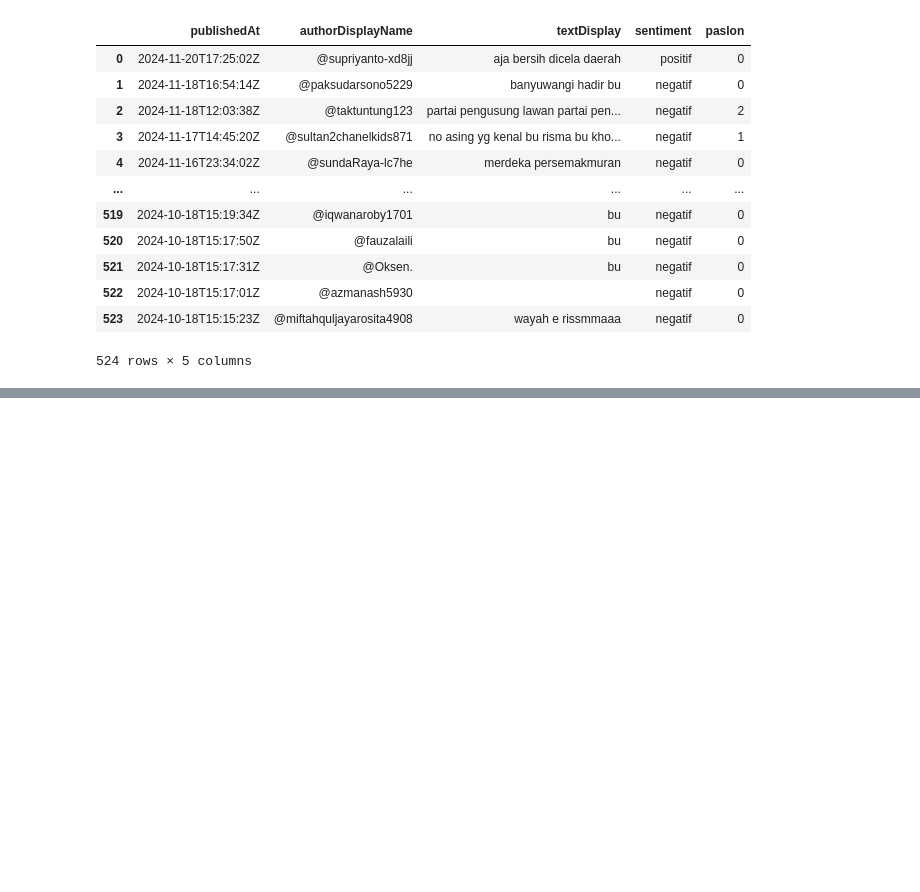
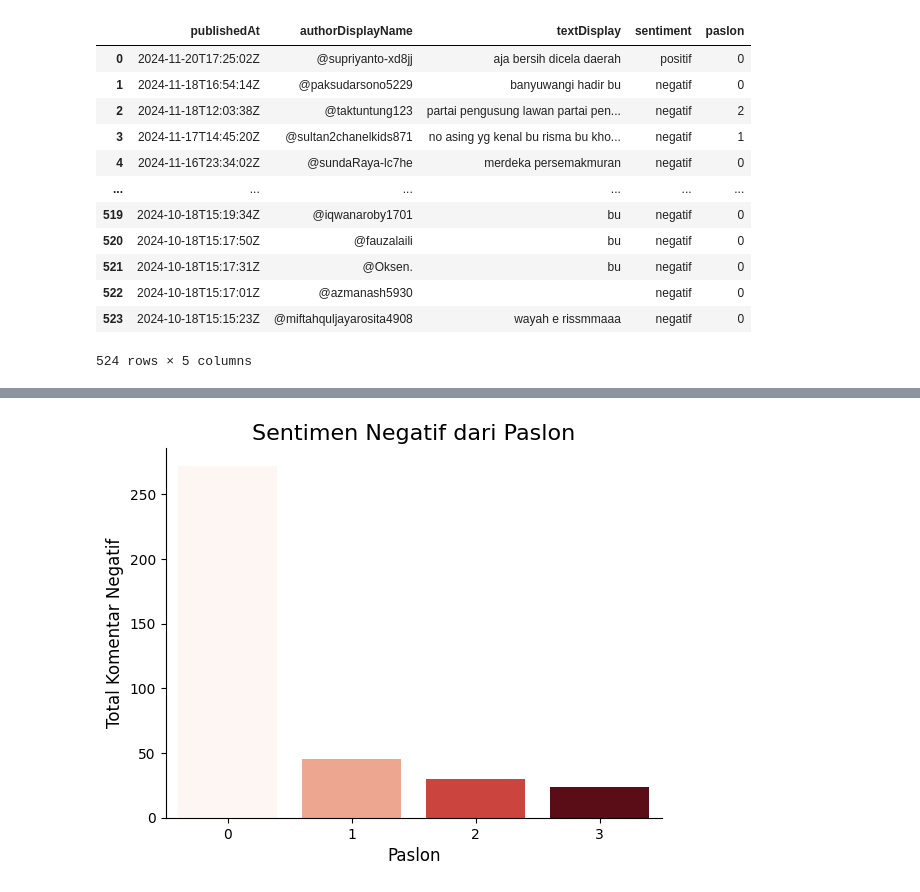
Before and after one commit to arifializevic/kuliah, a Jupyter notebook: Data Mining/Crawling Youtube Debat Pilgub Jatim 2024.ipynb, the cells around one changed output, grey strips where cells are left out. Cells and saved outputs as stored; diff of their text form; code cells hidden in the pictures; blank space fills up the shorter version.

```diff
--- a/Data Mining/Crawling Youtube Debat Pilgub Jatim 2024.ipynb
+++ b/Data Mining/Crawling Youtube Debat Pilgub Jatim 2024.ipynb
@@ -132,0 +161,28 @@ You should probably TRAIN this model on a down-stream task to be able to use it
+# %%
+# Filter komentar dengan sentimen negatif
+negative_comments = df[df['sentiment'] == 'negatif']
+
+# Hitung jumlah komentar negatif untuk setiap paslon
+negative_counts = negative_comments['paslon'].value_counts().reset_index()
+negative_counts.columns = ['paslon', 'count']
+
+# Sort berdasarkan paslon untuk memastikan urutan
+negative_counts = negative_counts.sort_values(by='paslon')
+
+sns.barplot(
+    data=negative_counts,
+    x='paslon',
+    y='count',
+    palette='Reds',
+    hue='paslon',
+    dodge=False
+)
+
+sns.despine()
+plt.title('Sentimen Negatif dari Paslon', fontsize=16)
+plt.xlabel('Paslon', fontsize=12)
+plt.ylabel('Total Komentar Negatif', fontsize=12)
+plt.legend([], [], frameon=False)
+plt.show()
+# %% [output]
+[figure, added]
```
Also changed, not shown: parts of 3 cells of this notebook, 1 other file.
